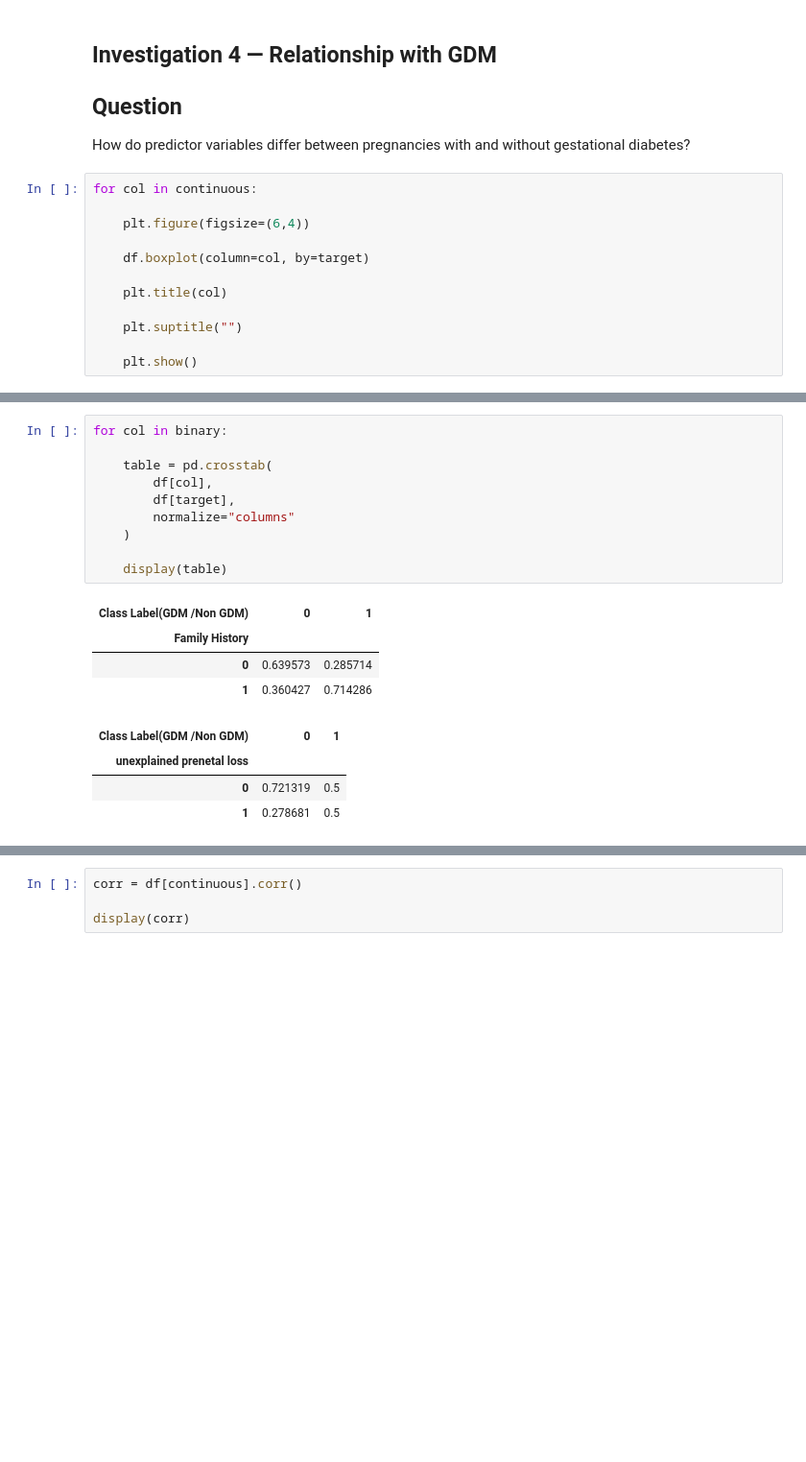
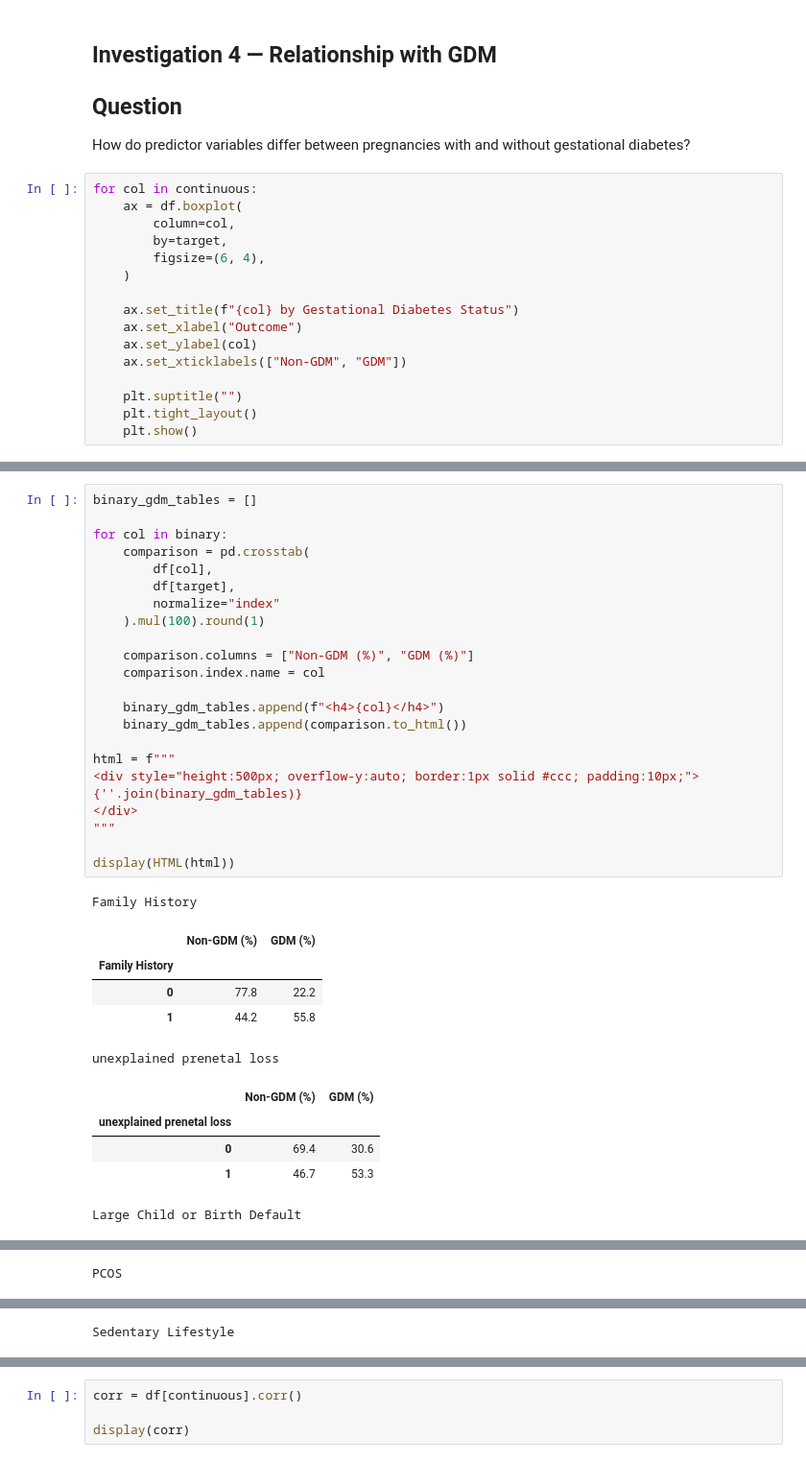
Before and after one commit to kcran92/maternal-risk, a Jupyter notebook: notebooks/03_exploratory_data_analysis.ipynb, the cells around one changed output, grey strips where cells are left out. Shown at 96% size. Drawn from its saved outputs; the diff is of its cells as text; blank space fills up the shorter version.

```diff
--- a/notebooks/03_exploratory_data_analysis.ipynb
+++ b/notebooks/03_exploratory_data_analysis.ipynb
@@ -266,14 +280,18 @@ Family history and sedentary lifestyle were among the more common clinical risk
 How do predictor variables differ between pregnancies with and without gestational diabetes?
 # %%
 for col in continuous:
+    ax = df.boxplot(
+        column=col,
+        by=target,
+        figsize=(6, 4),
+    )
 
-    plt.figure(figsize=(6,4))
-
-    df.boxplot(column=col, by=target)
-
-    plt.title(col)
+    ax.set_title(f"{col} by Gestational Diabetes Status")
+    ax.set_xlabel("Outcome")
+    ax.set_ylabel(col)
+    ax.set_xticklabels(["Non-GDM", "GDM"])
 
     plt.suptitle("")
-
+    plt.tight_layout()
     plt.show()
 # %% [output]
@@ -303,19 +320,35 @@ df.groupby(target)[continuous].describe()
 # %%
+binary_gdm_tables = []
+
 for col in binary:
-
-    table = pd.crosstab(
+    comparison = pd.crosstab(
         df[col],
         df[target],
-        normalize="columns"
-    )
+        normalize="index"
+    ).mul(100).round(1)
 
-    display(table)
+    comparison.columns = ["Non-GDM (%)", "GDM (%)"]
+    comparison.index.name = col
+
+    binary_gdm_tables.append(f"<h4>{col}</h4>")
+    binary_gdm_tables.append(comparison.to_html())
+
+html = f"""
+<div style="height:500px; overflow-y:auto; border:1px solid #ccc; padding:10px;">
+{''.join(binary_gdm_tables)}
+</div>
+"""
+
+display(HTML(html))
 # %% [output]
+Family History
-| Class Label(GDM /Non GDM) | 0 | 1 |
+|  | Non-GDM (%) | GDM (%) |
 | Family History |  |  |
-| 0 | 0.639573 | 0.285714 |
-| 1 | 0.360427 | 0.714286 |
+| 0 | 77.8 | 22.2 |
+| 1 | 44.2 | 55.8 |
+unexplained prenetal loss
-| Class Label(GDM /Non GDM) | 0 | 1 |
+|  | Non-GDM (%) | GDM (%) |
 | unexplained prenetal loss |  |  |
-| 0 | 0.721319 | 0.5 |
-| 1 | 0.278681 | 0.5 |
+| 0 | 69.4 | 30.6 |
+| 1 | 46.7 | 53.3 |
+Large Child or Birth Default
@@ -325,0 +359 @@ for col in binary:
+PCOS
@@ -329,0 +364 @@ for col in binary:
+Sedentary Lifestyle
```
Also changed, not shown: parts of 22 cells of this notebook, 1 other file.
